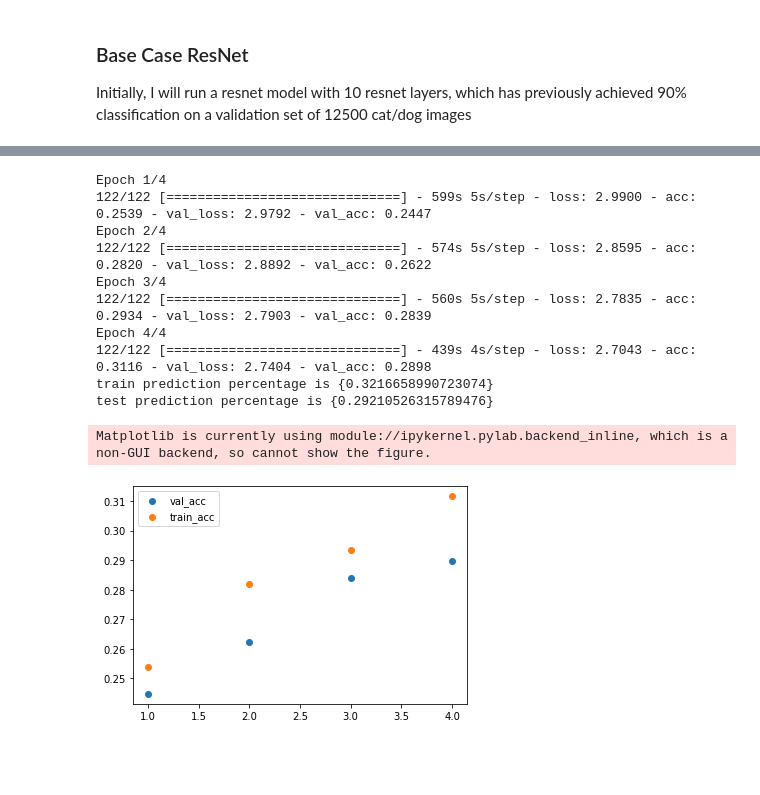
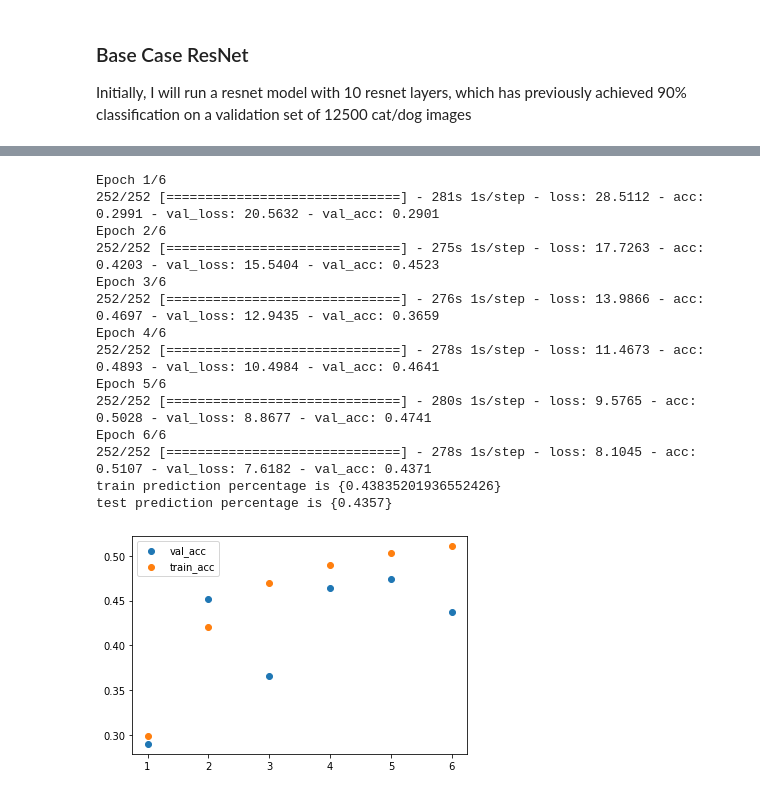
Before and after one commit to jakelourie1502/food_images_augmentation, a Jupyter notebook: food_images_with_augmentation.ipynb, the cells around one changed output, grey strips where cells are left out. Cells and saved outputs as stored; diff of their text form; code cells hidden in the pictures; blank space fills up the shorter version.

```diff
--- a/food_images_with_augmentation.ipynb
+++ b/food_images_with_augmentation.ipynb
@@ -201,0 +458,4 @@ resnet_20 = ResNet_20_3((128,128,3),classes=19)
+# %%
+folder = '/home/ubuntu/.keras/datasets/food-101/images/'
+x_mir_crop, list_of_food_mircrop, unique_foods_mircrop = create_x_values(folder,sub_folders=8)
+y_mir_crop = get_y_values(list_of_food_mircrop, unique_foods_mircrop)
@@ -202,4 +468,8 @@ resnet_20 = ResNet_20_3((128,128,3),classes=19)
+# %%
+#process the images into normalised values and one hot values
+x_train_mc, x_test_mc, y_train_mc, y_test_mc, one_hot_y_train_mc, one_hot_y_test_mc = tts_one_hot(x_mir_crop,y_mir_crop)
 # %%
+resnet_20 = ResNet_20_3((64,64,3),classes=8,conv_k_reg=0.005, conv_b_reg=0.005, dense_b_reg=0.01, dense_k_reg= 0.01)
 resnet_20.model.compile(optimizer='adam',loss='categorical_crossentropy',metrics='acc')
 resnet_20.model.summary()
 # %% [output]
@@ -222,8 +492,8 @@ Non-trainable params: 0
 __________________________________________________________________________________________________
 # %%
 # #fit the mdoel
-training_object = resnet_20.model.fit(x_train,one_hot_y_train,epochs=2,batch_size=20, validation_split = 0.2,validation_batch_size=200)
+training_object_mircrop = resnet_20.model.fit(x_train_mc,one_hot_y_train_mc,epochs=6,batch_size=200, validation_split = 0.2,validation_batch_size=4000)
 #final prediction
-resnet_20.train_test_predict(x_train,y_train,x_test[:5000],y_test[:5000])
-plot_accs(training_object)
+resnet_20.train_test_predict(x_train_mc,y_train_mc,x_test_mc[:10000],y_test_mc[:10000])
+plot_accs(training_object_mircrop)
 # %% [output]
@@ -234,19 +515,22 @@ Matplotlib is currently using module://ipykernel.pylab.backend_inline, which is
 # %%
 # #fit the mdoel
-training_object = resnet_20.model.fit(x_train,one_hot_y_train,epochs=4,batch_size=100, validation_split = 0.2,validation_batch_size=500)
+training_object_mircrop = resnet_20.model.fit(x_train_mc,one_hot_y_train_mc,epochs=6,batch_size=200, validation_split = 0.2,validation_batch_size=4000)
 #final prediction
-resnet_20.train_test_predict(x_train,y_train,x_test[:5000],y_test[:5000])
-plot_accs(training_object)
+resnet_20.train_test_predict(x_train_mc,y_train_mc,x_test_mc[:10000],y_test_mc[:10000])
+plot_accs(training_object_mircrop)
 # %% [output]
-Epoch 1/4
-122/122 [==============================] - 599s 5s/step - loss: 2.9900 - acc: 0.2539 - val_loss: 2.9792 - val_acc: 0.2447
-Epoch 2/4
-122/122 [==============================] - 574s 5s/step - loss: 2.8595 - acc: 0.2820 - val_loss: 2.8892 - val_acc: 0.2622
-Epoch 3/4
-122/122 [==============================] - 560s 5s/step - loss: 2.7835 - acc: 0.2934 - val_loss: 2.7903 - val_acc: 0.2839
-Epoch 4/4
-122/122 [==============================] - 439s 4s/step - loss: 2.7043 - acc: 0.3116 - val_loss: 2.7404 - val_acc: 0.2898
-train prediction percentage is {0.3216658990723074}
-test prediction percentage is {0.29210526315789476}
+Epoch 1/6
+252/252 [==============================] - 281s 1s/step - loss: 28.5112 - acc: 0.2991 - val_loss: 20.5632 - val_acc: 0.2901
+Epoch 2/6
+252/252 [==============================] - 275s 1s/step - loss: 17.7263 - acc: 0.4203 - val_loss: 15.5404 - val_acc: 0.4523
+Epoch 3/6
+252/252 [==============================] - 276s 1s/step - loss: 13.9866 - acc: 0.4697 - val_loss: 12.9435 - val_acc: 0.3659
+Epoch 4/6
+252/252 [==============================] - 278s 1s/step - loss: 11.4673 - acc: 0.4893 - val_loss: 10.4984 - val_acc: 0.4641
+Epoch 5/6
+252/252 [==============================] - 280s 1s/step - loss: 9.5765 - acc: 0.5028 - val_loss: 8.8677 - val_acc: 0.4741
+Epoch 6/6
+252/252 [==============================] - 278s 1s/step - loss: 8.1045 - acc: 0.5107 - val_loss: 7.6182 - val_acc: 0.4371
+train prediction percentage is {0.43835201936552426}
+test prediction percentage is {0.4357}
-Matplotlib is currently using module://ipykernel.pylab.backend_inline, which is a non-GUI backend, so cannot show the figure.
-[figure, old version]
+[figure, new version]
```
Also changed, not shown: parts of 35 cells of this notebook.
